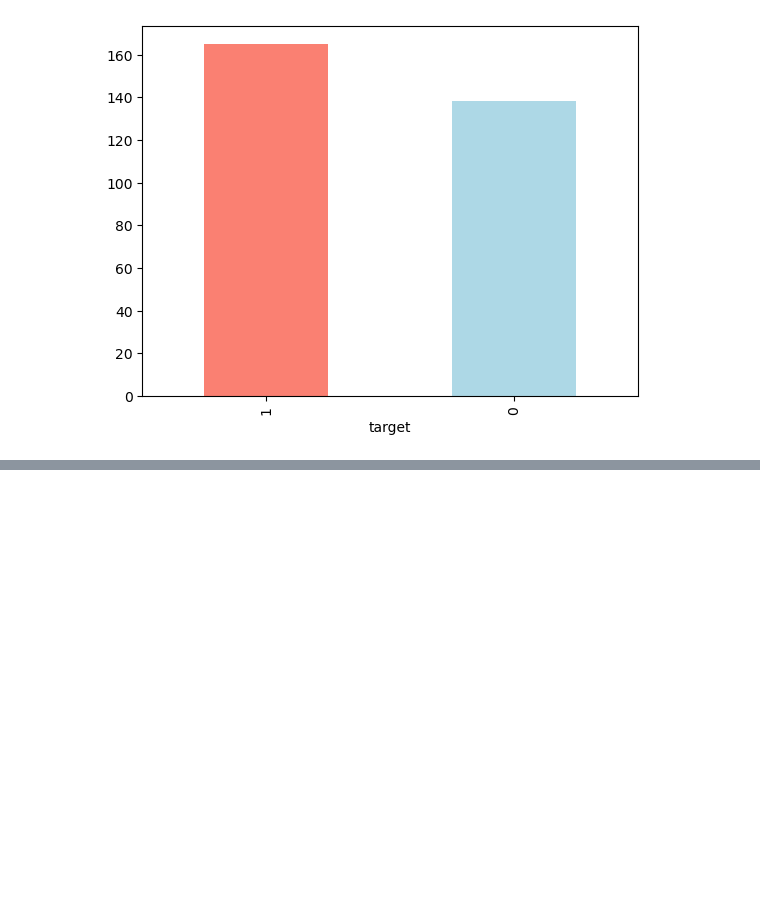
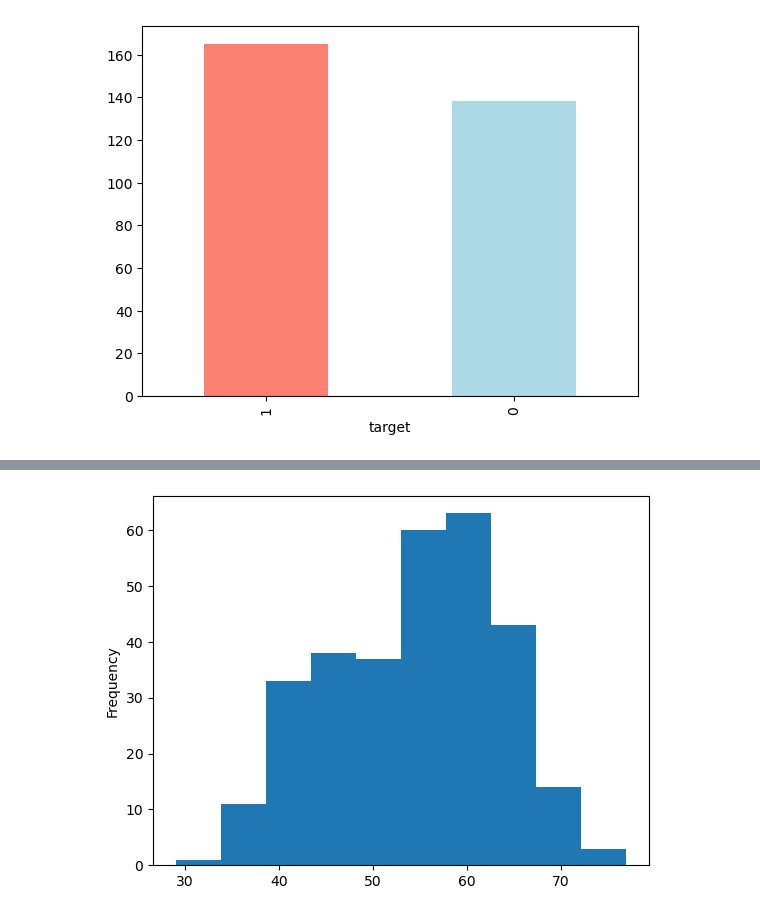
Before and after one commit to DevSen101/Heart-Disease-Classification, a Jupyter notebook: heart-disease-classification.ipynb, the cells around one changed output, grey strips where cells are left out. Cells and saved outputs as stored; diff of their text form; code cells hidden in the pictures; blank space fills up the shorter version.

```diff
--- a/heart-disease-classification.ipynb
+++ b/heart-disease-classification.ipynb
@@ -152,0 +253,5 @@ df.i
+# %%
+# Check the distribution of the age column with a histogram
+df.age.plot.hist();
+# %% [output]
+[figure, added]
```
Also changed, not shown: parts of 15 cells of this notebook.
